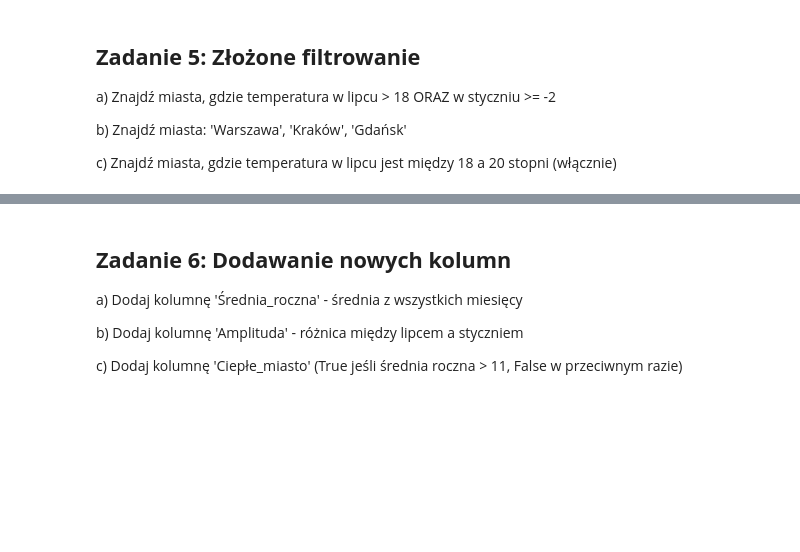
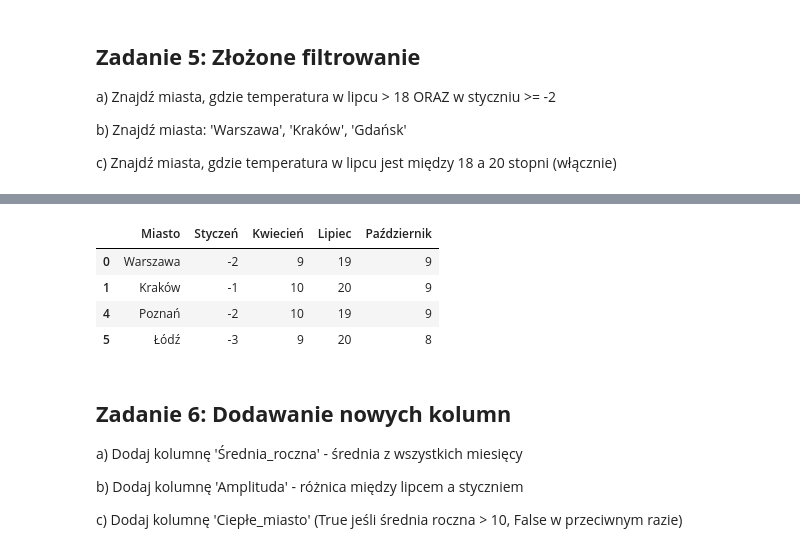
Before and after one commit to HyVeel/eksploracja-danych, a Jupyter notebook: zaj2/wstep_do_pandas.ipynb, the cells around one changed output, grey strips where cells are left out. Drawn from its saved outputs; the diff is of its cells as text; code cells hidden in the pictures; blank space fills up the shorter version.

```diff
--- a/zaj2/wstep_do_pandas.ipynb
+++ b/zaj2/wstep_do_pandas.ipynb
@@ -353,7 +507,16 @@ c) Znajdź miasta, gdzie temperatura w lipcu jest między 18 a 20 stopni (włąc
+# %%
+# c
+temperatura[(temperatura["Lipiec"] >= 18) & (temperatura["Lipiec"] <= 20)]
+# %% [output]
+|  | Miasto | Styczeń | Kwiecień | Lipiec | Październik |
+| 0 | Warszawa | -2 | 9 | 19 | 9 |
+| 1 | Kraków | -1 | 10 | 20 | 9 |
+| 4 | Poznań | -2 | 10 | 19 | 9 |
+| 5 | Łódź | -3 | 9 | 20 | 8 |
 # %% [markdown]
 ## **Zadanie 6: Dodawanie nowych kolumn**
 a) Dodaj kolumnę 'Średnia_roczna' - średnia z wszystkich miesięcy
 
 b) Dodaj kolumnę 'Amplituda' - różnica między lipcem a styczniem
 
-c) Dodaj kolumnę 'Ciepłe_miasto' (True jeśli średnia roczna > 11, False w przeciwnym razie)
+c) Dodaj kolumnę 'Ciepłe_miasto' (True jeśli średnia roczna > 10, False w przeciwnym razie)
```
Also changed, not shown: parts of 27 cells of this notebook.
